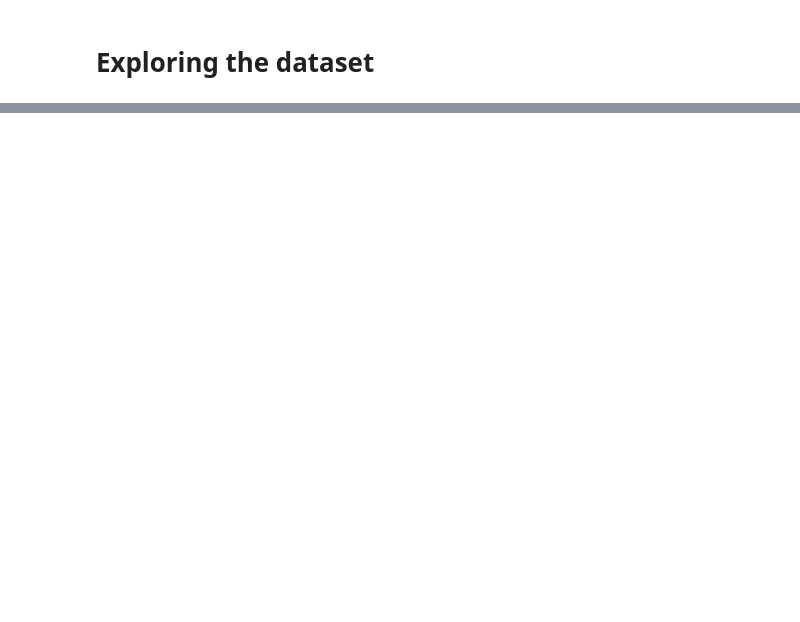
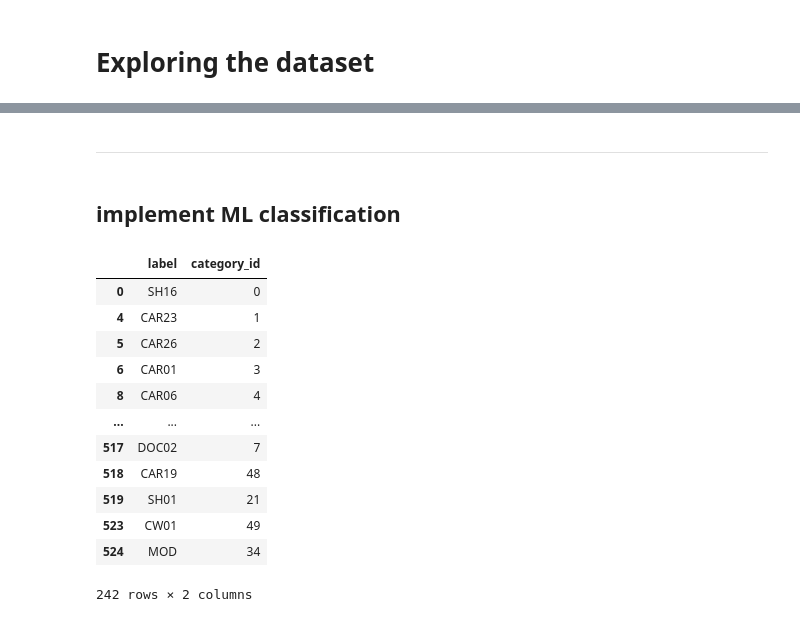
Before and after one commit to Himanshu-pardhi/nlp_elevator_inspection, a Jupyter notebook: nlp.ipynb, the cells around one changed output, grey strips where cells are left out. Saved outputs shown, nothing was run; the diff lists cells and outputs as text; code cells hidden in the pictures; blank space fills up the shorter version.

```diff
--- a/nlp.ipynb
+++ b/nlp.ipynb
@@ -57,0 +195,4 @@ df_json_training_fr['text'] = df_json_training_fr['text'].str.replace(r"[(),.:*\
+# %% [markdown]
+------------------------------------------------------------------------------------------------------------------------------------------------------------
+# %% [markdown]
+## implement ML classification
@@ -57,0 +206,16 @@ df_json_training_fr['text'] = df_json_training_fr['text'].str.replace(r"[(),.:*\
+# %%
+category_id_df
+# %% [output]
+|  | label | category_id |
+| 0 | SH16 | 0 |
+| 4 | CAR23 | 1 |
+| 5 | CAR26 | 2 |
+| 6 | CAR01 | 3 |
+| 8 | CAR06 | 4 |
+| ... | ... | ... |
+| 517 | DOC02 | 7 |
+| 518 | CAR19 | 48 |
+| 519 | SH01 | 21 |
+| 523 | CW01 | 49 |
+| 524 | MOD | 34 |
+242 rows × 2 columns
```
Also changed, not shown: parts of 42 cells of this notebook.
